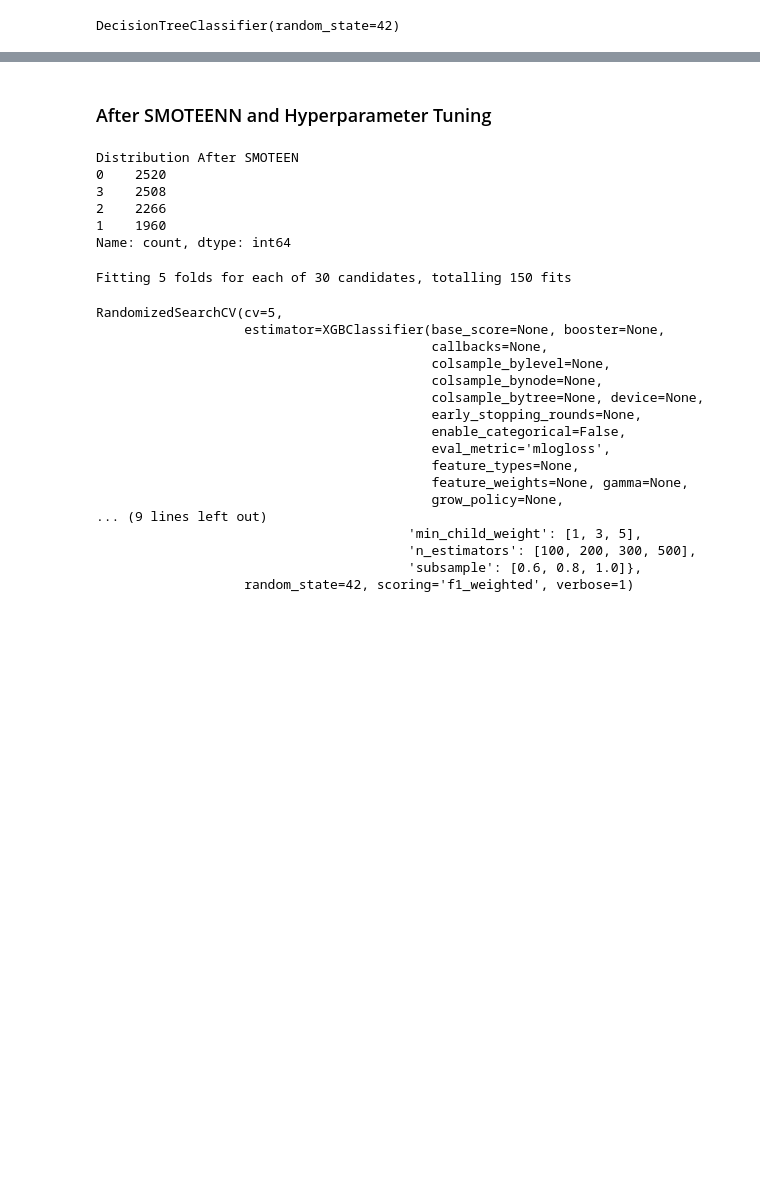
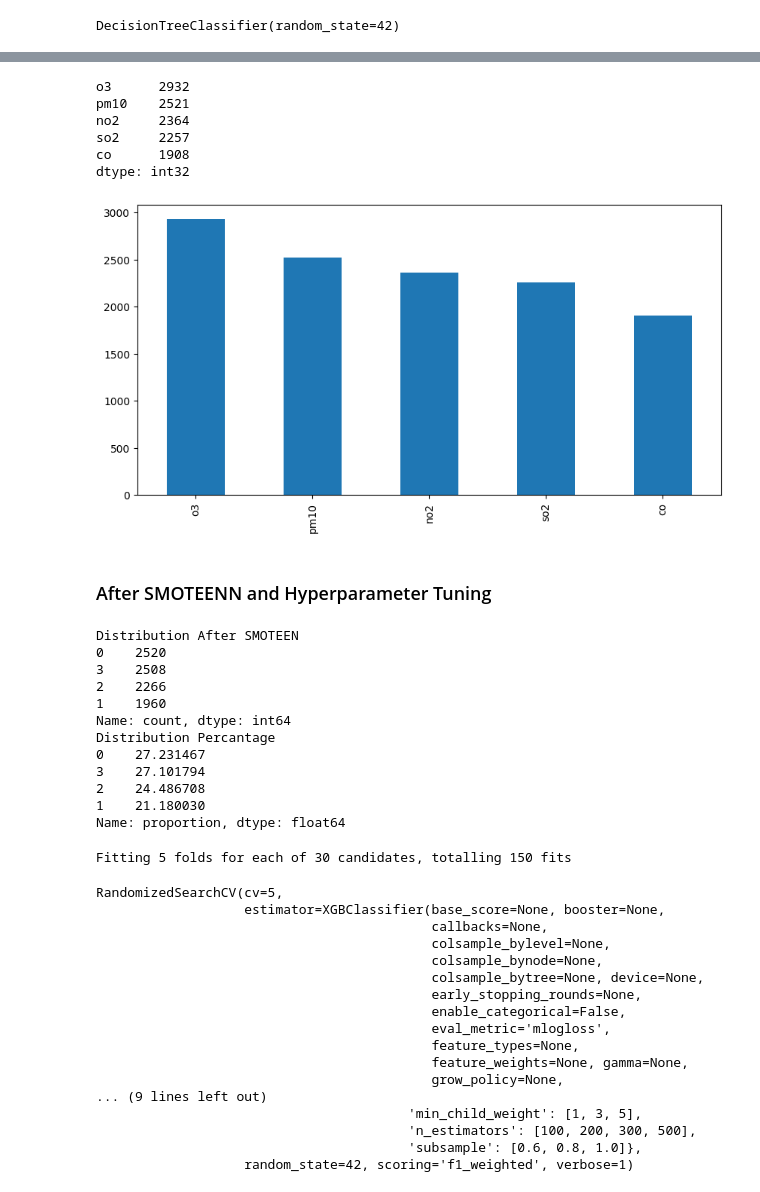
Before and after one commit to aRandomUser1107/Air-Quality-in-Jakarta, a Jupyter notebook: ClassificationML.ipynb, the cells around one changed output, grey strips where cells are left out. Cells and saved outputs as stored; diff of their text form; code cells hidden in the pictures; blank space fills up the shorter version.

```diff
--- a/ClassificationML.ipynb
+++ b/ClassificationML.ipynb
@@ -426,0 +350,19 @@ Text(0.5, 25.722222222222214, 'Predicted')
+# %%
+models = {
+    'Random Forest': rf_model,
+    'XGBoost': xgb_model,
+    'Decision Tree': dt_model,
+    'SVM': svm_model,
+    'LightGBM': lg_model
+}
+# %%
+for name, model in models.items():
+
+    y_pred = model.predict(X_test)
+
+    acc = accuracy_score(y_test, y_pred)
+
+    print(name)
+    print(f"Accuracy: {acc:.4f}")
+
+    print(classification_report(y_test, y_pred, digits=4))
@@ -426,0 +387,12 @@ Text(0.5, 25.722222222222214, 'Predicted')
+# %%
+for name, model in models.items():
+    y_pred = model.predict(X_test)
+
+    cm = confusion_matrix(y_test, y_pred)
+
+    plt.figure(figsize=(6,4))
+    sns.heatmap(cm, annot=True, fmt='d', cmap='Blues')
+    plt.title(f'Confusion Matrix: {name}')
+    plt.xlabel('Predicted')
+    plt.ylabel('Actual')
+    plt.show()
@@ -427,3 +405,23 @@ Text(0.5, 25.722222222222214, 'Predicted')
+# %%
+# feature importance
+importance = model.feature_importances_
+feature = X.columns
+
+feat_imp = pd.Series(importance, index=feature)
+feat_imp = feat_imp.sort_values(ascending=False)
+
+print(feat_imp)
+
+feat_imp.plot(kind='bar', figsize=(10,5))
+plt.show()
+# %% [output]
+o3      2932
+pm10    2521
+no2     2364
+so2     2257
+co      1908
+dtype: int32
+[figure, added]
 # %% [markdown]
 ### After SMOTEENN and Hyperparameter Tuning
 # %%
@@ -432,6 +430,8 @@ X_train, y_train = smote_enn.fit_resample(X_train, y_train)
 
 print('Distribution After SMOTEEN')
 print(pd.Series(y_train).value_counts())
+print('Distribution Percantage')
+print(pd.Series(y_train).value_counts(normalize=True) * 100)
 # %% [output]
 Distribution After SMOTEEN
 0    2520
@@ -439,6 +439,12 @@ Distribution After SMOTEEN
 2    2266
 1    1960
 Name: count, dtype: int64
+Distribution Percantage
+0    27.231467
+3    27.101794
+2    24.486708
+1    21.180030
+Name: proportion, dtype: float64
 # %%
 model_xgb = XGBClassifier(
     objective='multi:softprob',
```
Also changed, not shown: parts of 31 cells of this notebook.
